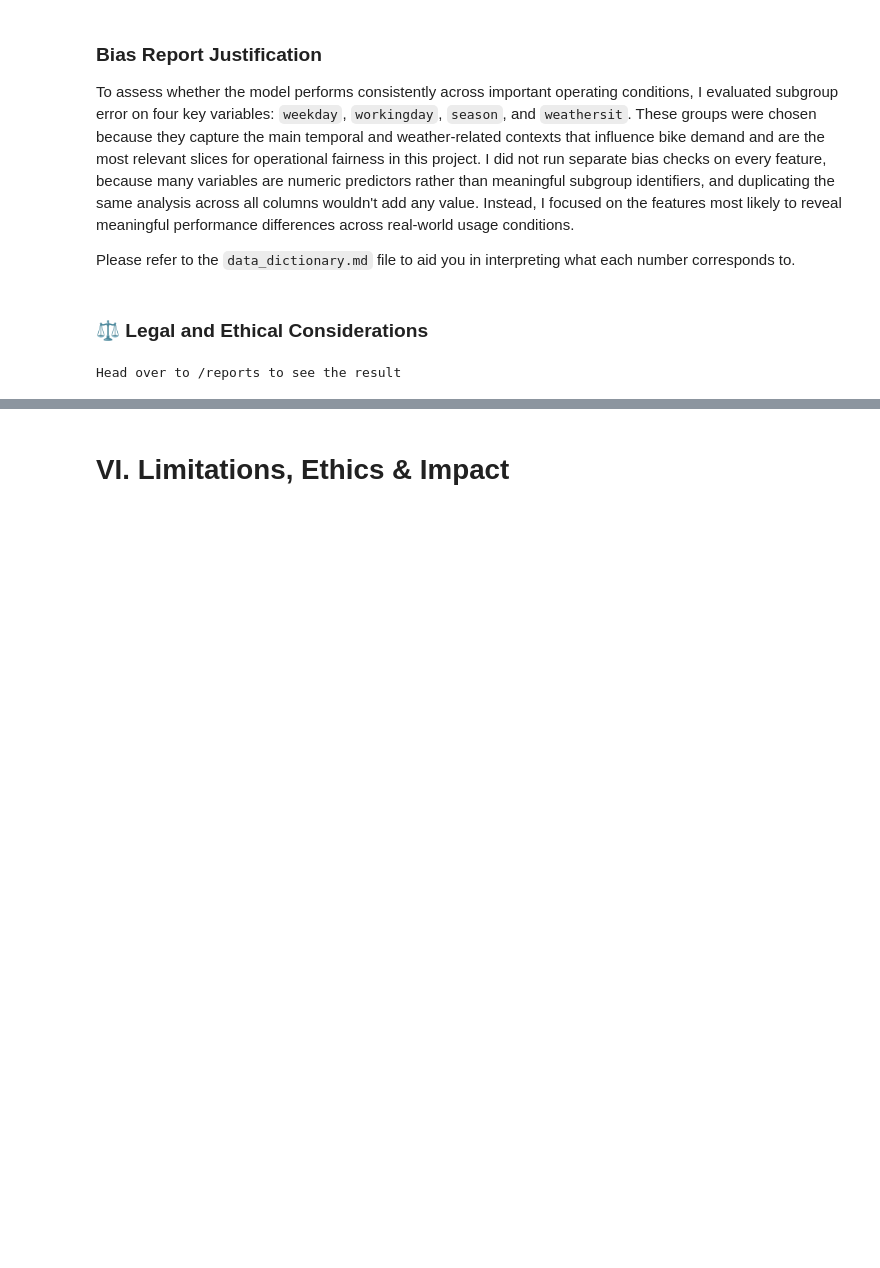
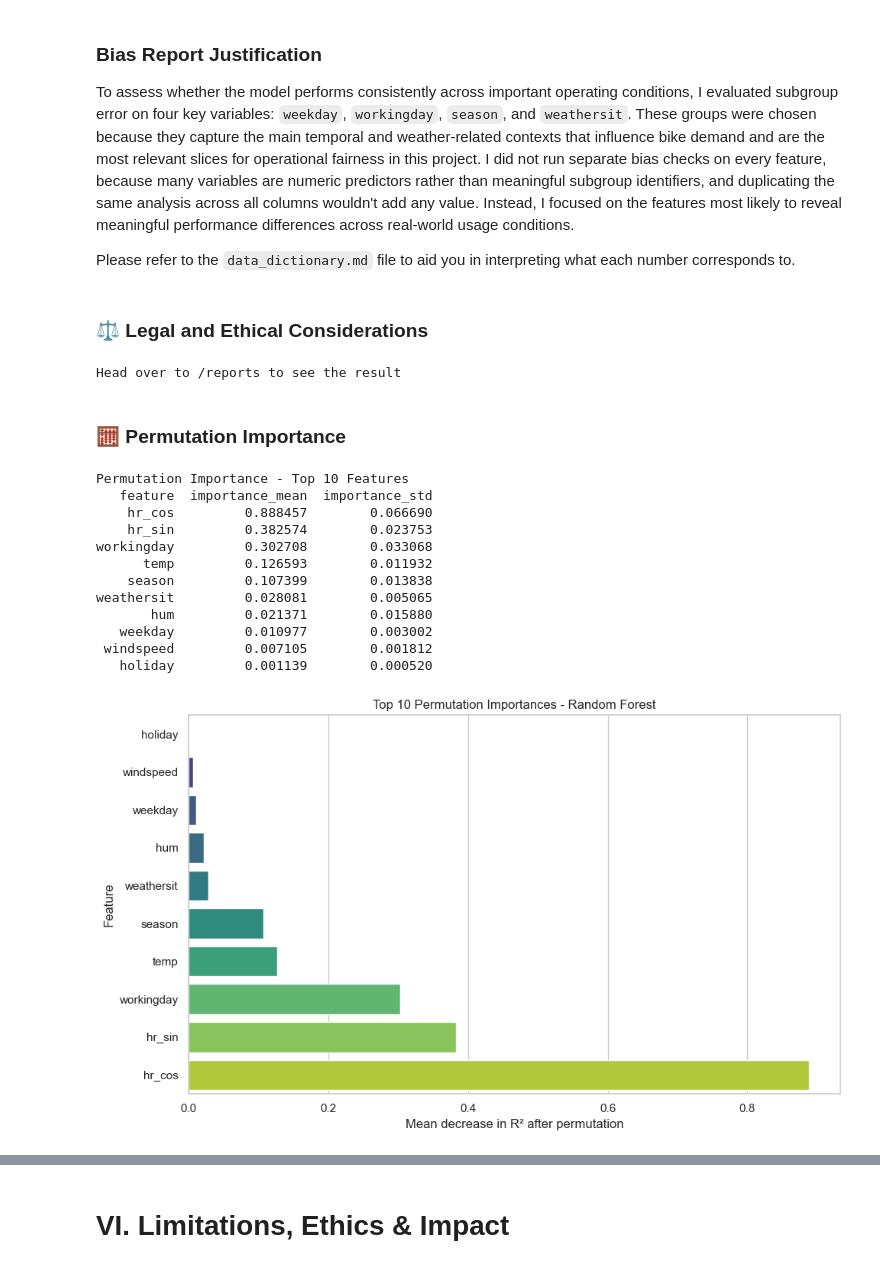
Before and after one commit to clarissecasicarino/hourly-bike-predictor, a Jupyter notebook: notebooks/regression_capstone.ipynb, the cells around one changed output, grey strips where cells are left out. Saved outputs shown, nothing was run; the diff lists cells and outputs as text; code cells hidden in the pictures; blank space fills up the shorter version.

Commit message:
Add permutation importance

```diff
--- a/notebooks/regression_capstone.ipynb
+++ b/notebooks/regression_capstone.ipynb
@@ -1758,3 +1758,77 @@ compliance, score, report_text = compliance_checklist(
 print("Head over to /reports to see the result")
 # %% [output]
 Head over to /reports to see the result
+# %% [markdown]
+### 🧮 Permutation Importance
+# %%
+from sklearn.inspection import permutation_importance
+
+def calculate_permutation_importance(model, X_test, y_test, n_repeats=10, scoring="r2"):
+    """Calculate permutation importance for a fitted model"""
+
+    result = permutation_importance(
+        model,
+        X_test,
+        y_test,
+        n_repeats=n_repeats,
+        random_state=42,
+        scoring=scoring
+    )
+
+    importance_df = pd.DataFrame({
+        "feature": X_test.columns,
+        "importance_mean": result.importances_mean,
+        "importance_std": result.importances_std
+    }).sort_values("importance_mean", ascending=False)
+
+    return importance_df
+
+
+# Calculate permutation importance
+perm_importance_df = calculate_permutation_importance(model, X_test, y_test, n_repeats=10, scoring="r2")
+
+# Print top 10
+print("Permutation Importance - Top 10 Features")
+print(perm_importance_df.head(10).to_string(index=False))
+
+# Define paths
+report_dir = Path("../outputs/reports")
+figures_dir = Path("../outputs/figures")
+
+report_dir.mkdir(parents=True, exist_ok=True)
+
+perm_importance_df.to_csv(report_dir / "permutation_importance.csv", index=False)
+
+# Plot top 10
+top10 = perm_importance_df.head(10).sort_values("importance_mean", ascending=True)
+
+plt.figure(figsize=(10, 6))
+ax = sns.barplot(
+    data=top10,
+    x="importance_mean",
+    y="feature",
+    hue="feature",
+    palette="viridis",
+    legend=False
+)
+ax.set_title("Top 10 Permutation Importances - Random Forest")
+ax.set_xlabel("Mean decrease in R² after permutation")
+ax.set_ylabel("Feature")
+plt.tight_layout()
+
+plt.savefig(figures_dir / "permutation_importance.png", dpi=300, bbox_inches="tight")
+plt.show()
+# %% [output]
+Permutation Importance - Top 10 Features
+   feature  importance_mean  importance_std
+    hr_cos         0.888457        0.066690
+    hr_sin         0.382574        0.023753
+workingday         0.302708        0.033068
+      temp         0.126593        0.011932
+    season         0.107399        0.013838
+weathersit         0.028081        0.005065
+       hum         0.021371        0.015880
+   weekday         0.010977        0.003002
+ windspeed         0.007105        0.001812
+   holiday         0.001139        0.000520
+[figure, added]
```
Also changed, not shown: parts of 1 cell of this notebook, 2 other files.
